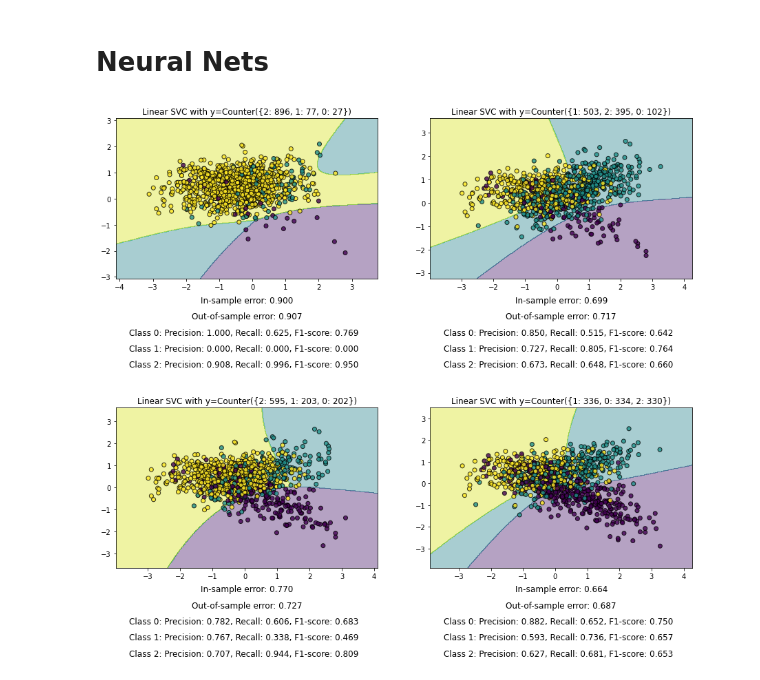
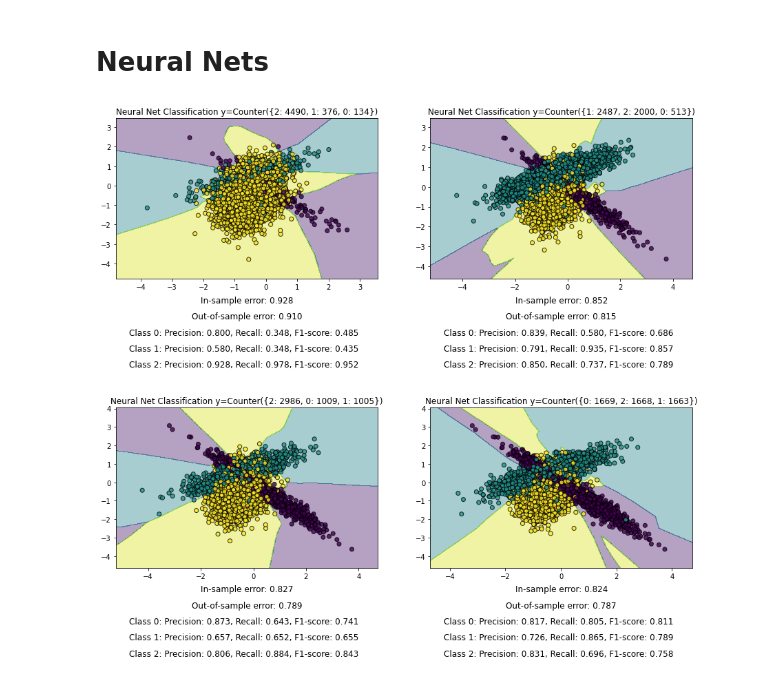
Before and after one commit to lucavella/SFML-project, a Jupyter notebook: Milan.ipynb, the cells around one changed output. Cells and saved outputs as stored; diff of their text form; code cells hidden in the pictures.

```diff
--- a/Milan.ipynb
+++ b/Milan.ipynb
@@ -19,0 +41,10 @@ SMOTE is a more sophisticated technique that generates synthetic samples for the
+# %%
+# 3 of 8 random state
+def create_dataset(weights, n_samples, n_classes,
+                   class_sep, n_clusters):
+    return make_classification(n_samples=n_samples, n_features=2,
+                               n_informative=2, n_redundant=0, n_repeated=0,
+                               n_classes=n_classes,
+                               n_clusters_per_class=n_clusters,
+                               weights=list(weights),
+                               class_sep=class_sep, random_state=13)
@@ -112,25 +107,4 @@ from sklearn.metrics import precision_recall_fscore_support
 # %%
-def create_dataset(weights, n_samples=1000, n_classes=3,
-                   class_sep=0.5, n_clusters=1):
-    return make_classification(n_samples=n_samples, n_features=2,
-                               n_informative=2, n_redundant=0, n_repeated=0,
-                               n_classes=n_classes,
-                               n_clusters_per_class=n_clusters,
-                               weights=list(weights),
-                               class_sep=class_sep, random_state=0)
-
-def plot_decision_function(X, y, clf, ax):
-    plot_step = 0.02
-    x_min, x_max = X[:, 0].min() - 1, X[:, 0].max() + 1
-    y_min, y_max = X[:, 1].min() - 1, X[:, 1].max() + 1
-    xx, yy = np.meshgrid(np.arange(x_min, x_max, plot_step),
-                         np.arange(y_min, y_max, plot_step))
-
-    Z = clf.predict(np.c_[xx.ravel(), yy.ravel()])
-    Z = Z.reshape(xx.shape)
-    ax.contourf(xx, yy, Z, alpha=0.4)
-    ax.scatter(X[:, 0], X[:, 1], alpha=0.8, c=y, edgecolor='k')
-
 fig, ((ax1, ax2), (ax3, ax4)) = plt.subplots(2, 2, figsize=(15, 12))
 fig.subplots_adjust(wspace=0.2, hspace=0.8)
 
@@ -138,41 +112,41 @@ ax_arr = (ax1, ax2, ax3, ax4)
 weights_arr = ((0.02, 0.07, 0.9), (0.1, 0.5, 0.8),
                (0.2, 0.2, 0.6), (0.33, 0.33, 0.33))
 for ax, weights in zip(ax_arr, weights_arr):
-    X, y = create_dataset(weights=weights)
+    X, y = create_dataset(weights=weights, n_samples=5000, n_classes=3, class_sep=0.5, n_clusters=1)
 
-    ax.set_title('Linear SVC with y={}'.format(Counter(y)))
+    ax.set_title('Neural Net Classification y={}'.format(Counter(y)))
 
     X_train, X_test, y_train, y_test = train_test_split(X, y, test_size=0.3, random_state=42)
 
     # Neural Net
 
     params = {
         'hidden_layer_sizes': (40, 100, 80),
         'random_state' : 20,
         'max_iter': 1000,
         'n_iter_no_change' : 200
     }
-    clf = MLPClassifier(**params, activation='logistic').fit(X_train, y_train)
+    clf = MLPClassifier(**params, activation='relu').fit(X_train, y_train)
 
     plot_decision_function(X, y, clf, ax)
 
     y_true = y_test
 
     # compute in-sample error (accuracy on the training set)
     y_pred_train = clf.predict(X_train)
     in_sample_error = accuracy_score(y_train, y_pred_train)
 
     # compute out-of-sample error (accuracy on the testing set)
     y_pred_test = clf.predict(X_test)
     out_of_sample_error = accuracy_score(y_test, y_pred_test)
 
     ax.text(0.5, -0.15, "In-sample error: {:.3f}".format(in_sample_error), transform=ax.transAxes, ha='center', fontsize=12)
     ax.text(0.5, -0.25, "Out-of-sample error: {:.3f}".format(out_of_sample_error), transform=ax.transAxes, ha='center', fontsize=12)
 
     class_labels = np.unique(y)
     report = classification_report(y_true, y_pred_test, zero_division=1, output_dict=True)
 
     for i, label in enumerate(class_labels):
         ax.text(0.05, -0.35-i*0.1, "Class {}: Precision: {:.3f}, Recall: {:.3f}, F1-score: {:.3f}".format(label, report[str(label)]['precision'], report[str(label)]['recall'], report[str(label)]['f1-score']), transform=ax.transAxes, fontsize=12)
 # %% [output]
-[figure, old version]
+[figure, new version]
```
Also changed, not shown: parts of 13 cells of this notebook.
